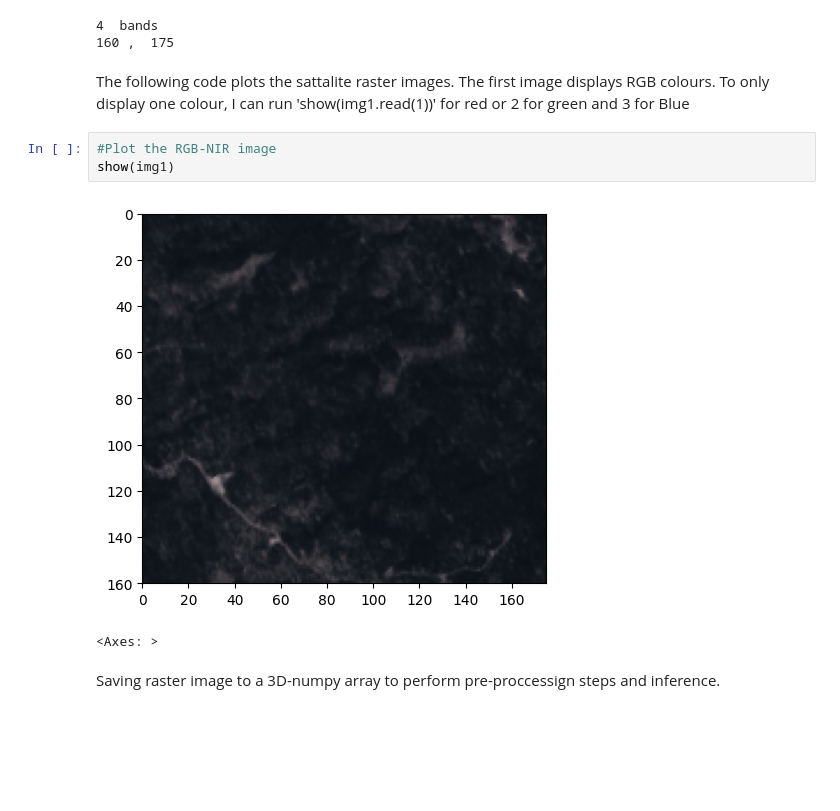
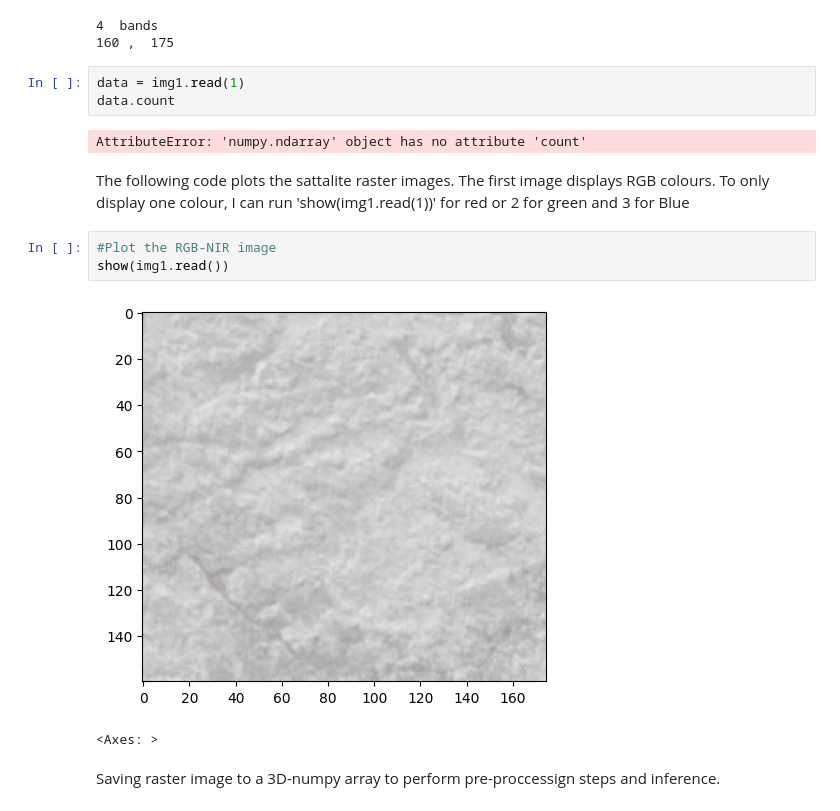
Before and after one commit to jacklangille/DSS-MANTIS-OBC-AI, a Jupyter notebook: model2/open_image.ipynb, the cells around one changed output. Drawn from its saved outputs; the diff is of its cells as text; blank space fills up the shorter version.

```diff
--- a/model2/open_image.ipynb
+++ b/model2/open_image.ipynb
@@ -24,13 +24,18 @@ print(img1.height,", ", img1.width)
 # %% [output]
 4  bands
 160 ,  175
+# %%
+data = img1.read(1)
+data.count
+# %% [output]
+AttributeError: 'numpy.ndarray' object has no attribute 'count'
 # %% [markdown]
 The following code plots the sattalite raster images. The first image displays RGB colours. To only display one colour, I can run 'show(img1.read(1))' for red or 2 for green and 3 for Blue
 # %%
 #Plot the RGB-NIR image
-show(img1)
+show(img1.read())
 # %% [output]
-[figure, old version]
+[figure, new version]
 <Axes: >
 # %% [markdown]
 Saving raster image to a 3D-numpy array to perform pre-proccessign steps and inference.
```
Also changed, not shown: parts of 1 cell of this notebook, 1 other file.
